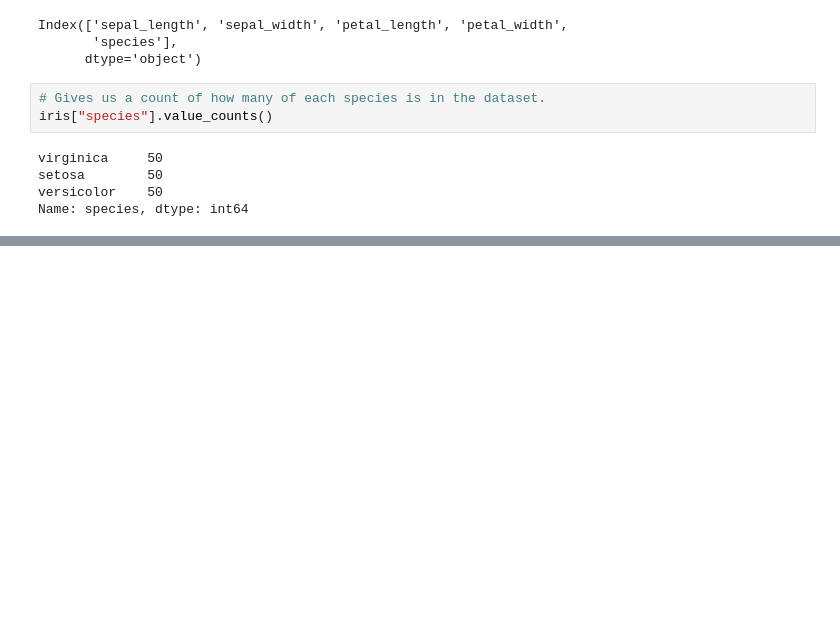
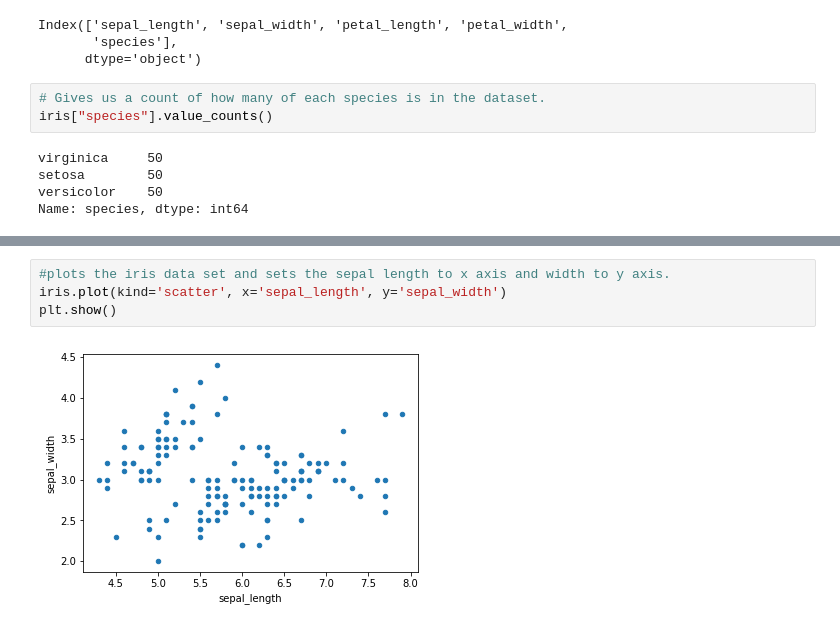
Before and after one commit to Uamhan/Emerging-technologies-Project, a Jupyter notebook: Iris_Dataset.ipynb, the cells around one changed output, grey strips where cells are left out. Saved outputs shown, nothing was run; the diff lists cells and outputs as text; blank space fills up the shorter version.

Commit message:
added graphs and descriptions

```diff
--- a/Iris_Dataset.ipynb
+++ b/Iris_Dataset.ipynb
@@ -79,0 +82,6 @@ As we can see above we have 50 of each species of iris in this data set. this sh
+# %%
+#plots the iris data set and sets the sepal length to x axis and width to y axis.
+iris.plot(kind='scatter', x='sepal_length', y='sepal_width')
+plt.show()
+# %% [output]
+[figure, added]
```
Also changed, not shown: parts of 10 cells of this notebook.
